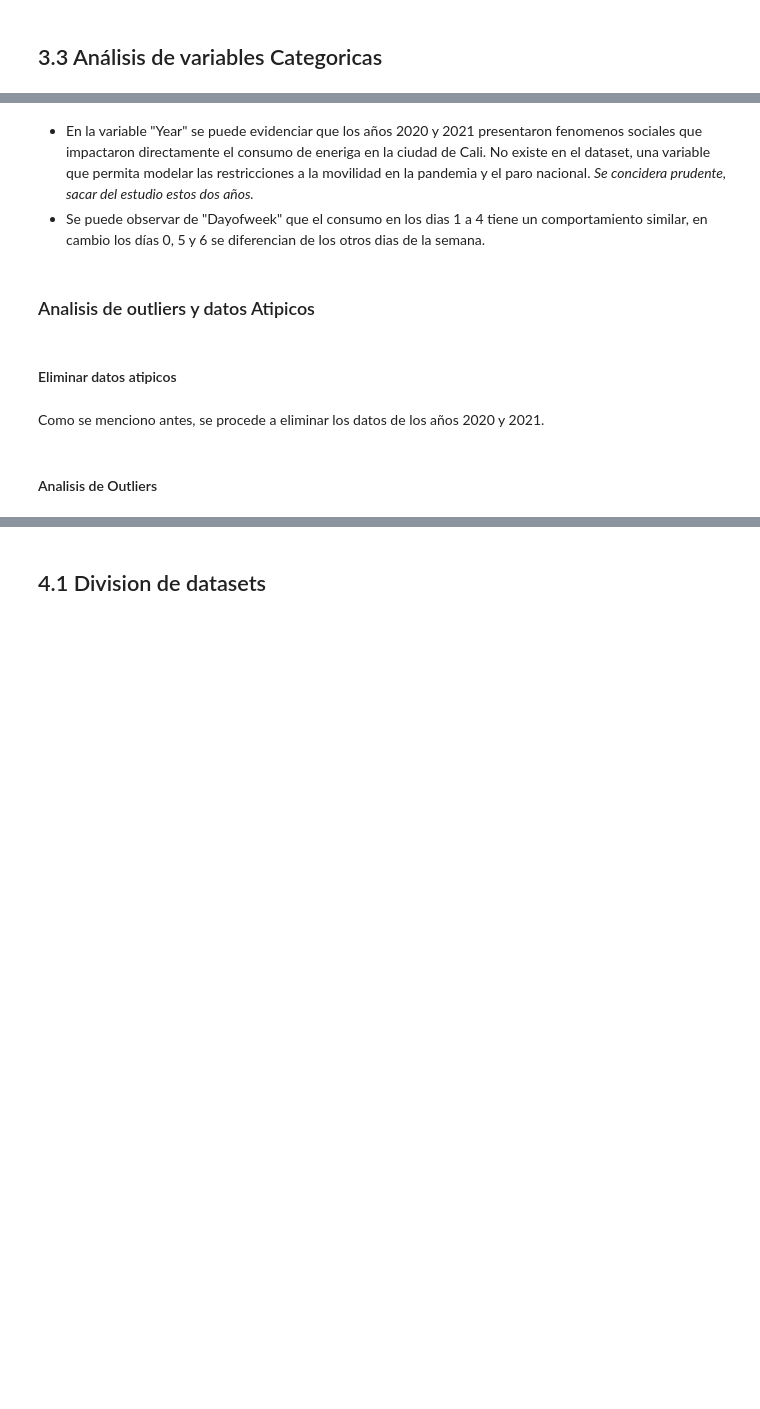
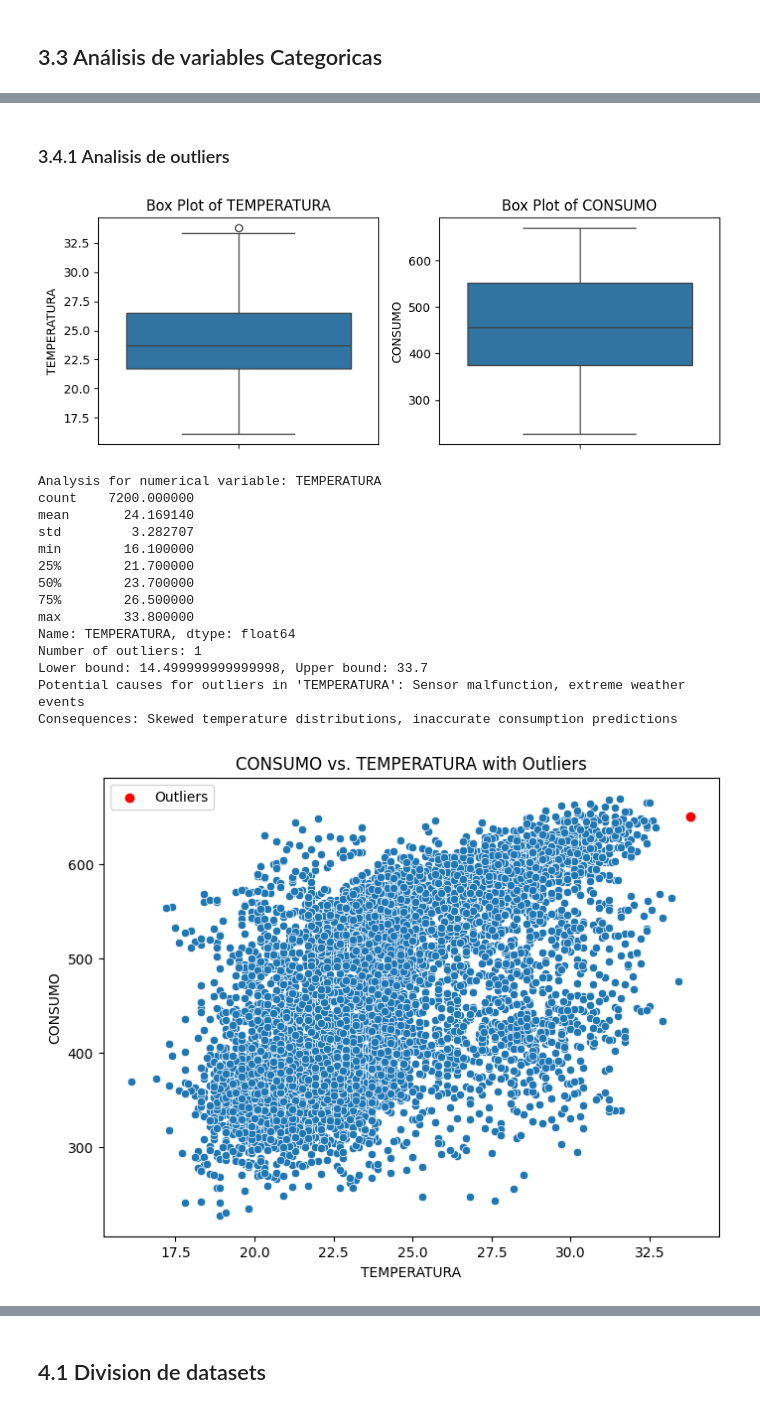
Before and after one commit to rchicangana/AnalisisDatosProyecto, a Jupyter notebook: ProyectoFinal.ipynb, the cells around one changed output, grey strips where cells are left out. Cells and saved outputs as stored; diff of their text form; code cells hidden in the pictures; blank space fills up the shorter version.

```diff
--- a/ProyectoFinal.ipynb
+++ b/ProyectoFinal.ipynb
@@ -290,9 +342,2 @@ plt.show()
-# %% [markdown]
-- En la variable "Year" se puede evidenciar que los años 2020 y 2021 presentaron fenomenos sociales que impactaron directamente el consumo de eneriga en la ciudad de Cali. No existe en el dataset, una variable que permita modelar las restricciones a la movilidad en la pandemia y el paro nacional. *Se concidera prudente, sacar del estudio estos dos años.*
-- Se puede observar de "Dayofweek" que el consumo en los dias 1 a 4 tiene un comportamiento similar, en cambio los días 0, 5 y 6 se diferencian de los otros dias de la semana.
 # %% [markdown]
-### Analisis de outliers y datos Atipicos
+### 3.4.1  Analisis de outliers
-# %% [markdown]
-#### Eliminar datos atipicos
-# %% [markdown]
-Como se menciono antes, se procede a eliminar los datos de los años 2020 y 2021.
@@ -319,37 +344,57 @@ plt.show()
-# %% [markdown]
-#### Analisis de Outliers
 # %%
 # Columnas numéricas
-numerical_cols = ['TEMPERATURA', 'CONSUMO', 'HUMIDITY', 'WIND']
+numerical_cols = ['TEMPERATURA', 'CONSUMO']
 # Box plots to visualize outliers
 plt.figure(figsize=(12, 6))
 for i, col in enumerate(numerical_cols):
     plt.subplot(2, 3, i + 1)
     sns.boxplot(y=df[col])
     plt.title(f'Box Plot of {col}')
 plt.tight_layout()
 plt.show()
 
 # Descriptive statistics and IQR outlier detection
 for col in numerical_cols:
     print(f"\nAnalysis for numerical variable: {col}")
     print(df[col].describe())
 
     Q1 = df[col].quantile(0.25)
     Q3 = df[col].quantile(0.75)
     IQR = Q3 - Q1
     lower_bound = Q1 - 1.5 * IQR
     upper_bound = Q3 + 1.5 * IQR
     outliers = df[(df[col] < lower_bound) | (df[col] > upper_bound)]
     print(f"Number of outliers: {len(outliers)}")
     print(f"Lower bound: {lower_bound}, Upper bound: {upper_bound}")
+    # Document findings on potential causes and consequences of outliers (example)
+    if col == 'TEMPERATURA':
+        print("Potential causes for outliers in 'TEMPERATURA': Sensor malfunction, extreme weather events")
+        print("Consequences: Skewed temperature distributions, inaccurate consumption predictions")
+
     plt.figure(figsize=(8, 6))
     sns.scatterplot(x=col, y='CONSUMO', data=df)
     plt.title(f'CONSUMO vs. {col} with Outliers')
 
     # Highlight outliers on the scatter plot
     if not outliers.empty:
         plt.scatter(outliers[col], outliers['CONSUMO'], color='red', label='Outliers')
         plt.legend()
 
     plt.show()
+# %% [output]
+[figure, added]
+Analysis for numerical variable: TEMPERATURA
+count    7200.000000
+mean       24.169140
+std         3.282707
+min        16.100000
+25%        21.700000
+50%        23.700000
+75%        26.500000
+max        33.800000
+Name: TEMPERATURA, dtype: float64
+Number of outliers: 1
+Lower bound: 14.499999999999998, Upper bound: 33.7
+Potential causes for outliers in 'TEMPERATURA': Sensor malfunction, extreme weather events
+Consequences: Skewed temperature distributions, inaccurate consumption predictions
+[figure, added]
```
Also changed, not shown: parts of 41 cells of this notebook.
